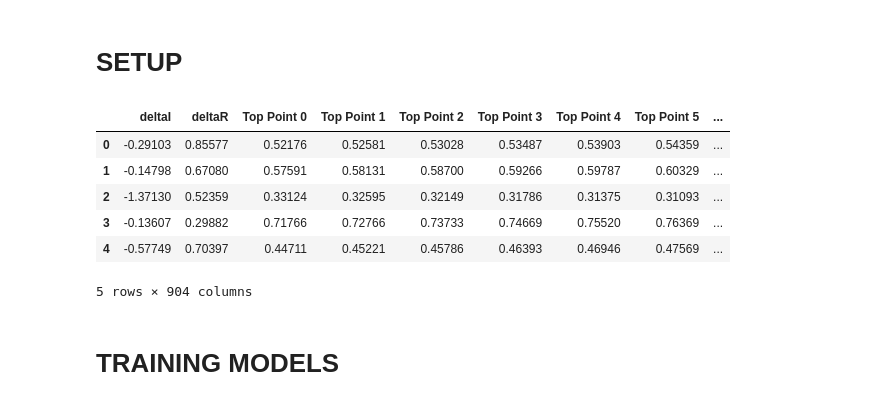
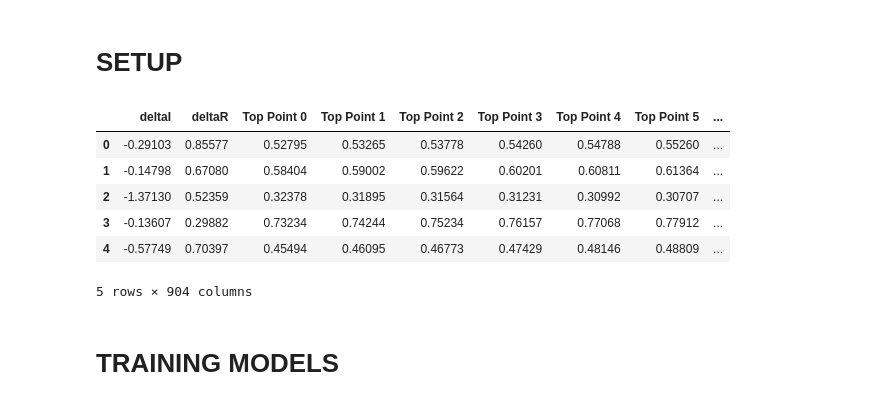
Before and after one commit to Lcollins91/DS_ResearchProject_ND, a Jupyter notebook: Graphene_Spec_Models.ipynb, the cells around one changed output. Saved outputs shown, nothing was run; the diff lists cells and outputs as text; code cells hidden in the pictures.

```diff
--- a/Graphene_Spec_Models.ipynb
+++ b/Graphene_Spec_Models.ipynb
@@ -104,15 +104,15 @@ delta_names = ['deltaI', 'deltaR']
 col_names = delta_names + topCol_names + bondCol_names
 # %%
 #Load Training Data
-data = pd.read_csv('ES_AG_Spec_data.csv', header = None, names = col_names) # read the data in
+data = pd.read_csv('Training_Data/Graphene/ES_AG_Spec_data.csv', header = None, names = col_names) # read the data in
 data.head() # show the data in notebook
 # %% [output]
 |  | deltaI | deltaR | Top Point 0 | Top Point 1 | Top Point 2 | Top Point 3 | Top Point 4 | Top Point 5 | ... |
-| 0 | -0.29103 | 0.85577 | 0.52176 | 0.52581 | 0.53028 | 0.53487 | 0.53903 | 0.54359 | ... |
-| 1 | -0.14798 | 0.67080 | 0.57591 | 0.58131 | 0.58700 | 0.59266 | 0.59787 | 0.60329 | ... |
-| 2 | -1.37130 | 0.52359 | 0.33124 | 0.32595 | 0.32149 | 0.31786 | 0.31375 | 0.31093 | ... |
-| 3 | -0.13607 | 0.29882 | 0.71766 | 0.72766 | 0.73733 | 0.74669 | 0.75520 | 0.76369 | ... |
-| 4 | -0.57749 | 0.70397 | 0.44711 | 0.45221 | 0.45786 | 0.46393 | 0.46946 | 0.47569 | ... |
+| 0 | -0.29103 | 0.85577 | 0.52795 | 0.53265 | 0.53778 | 0.54260 | 0.54788 | 0.55260 | ... |
+| 1 | -0.14798 | 0.67080 | 0.58404 | 0.59002 | 0.59622 | 0.60201 | 0.60811 | 0.61364 | ... |
+| 2 | -1.37130 | 0.52359 | 0.32378 | 0.31895 | 0.31564 | 0.31231 | 0.30992 | 0.30707 | ... |
+| 3 | -0.13607 | 0.29882 | 0.73234 | 0.74244 | 0.75234 | 0.76157 | 0.77068 | 0.77912 | ... |
+| 4 | -0.57749 | 0.70397 | 0.45494 | 0.46095 | 0.46773 | 0.47429 | 0.48146 | 0.48809 | ... |
 5 rows × 904 columns
 # %%
 # Splitting Data into Training and Testing
```
Also changed, not shown: parts of 1 cell of this notebook, 1 other file.
